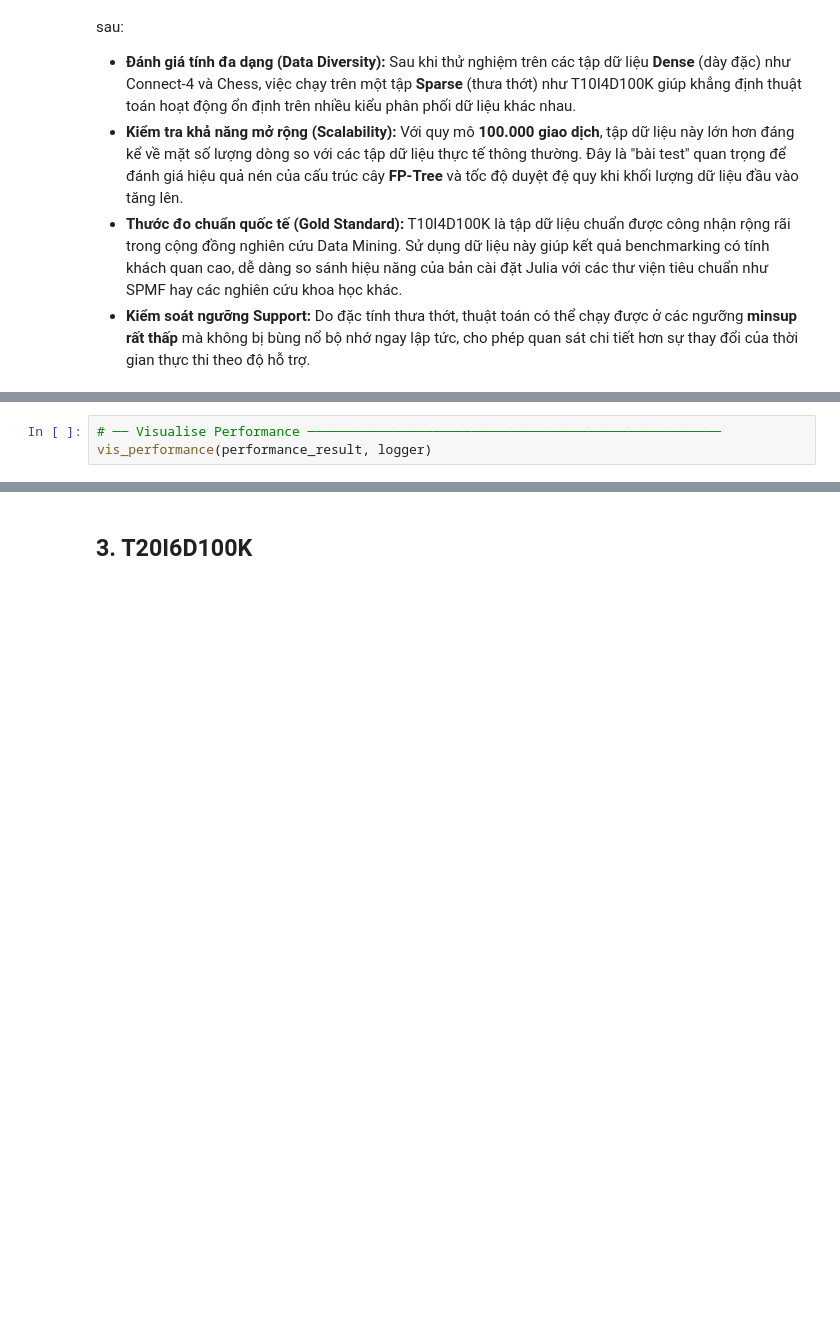
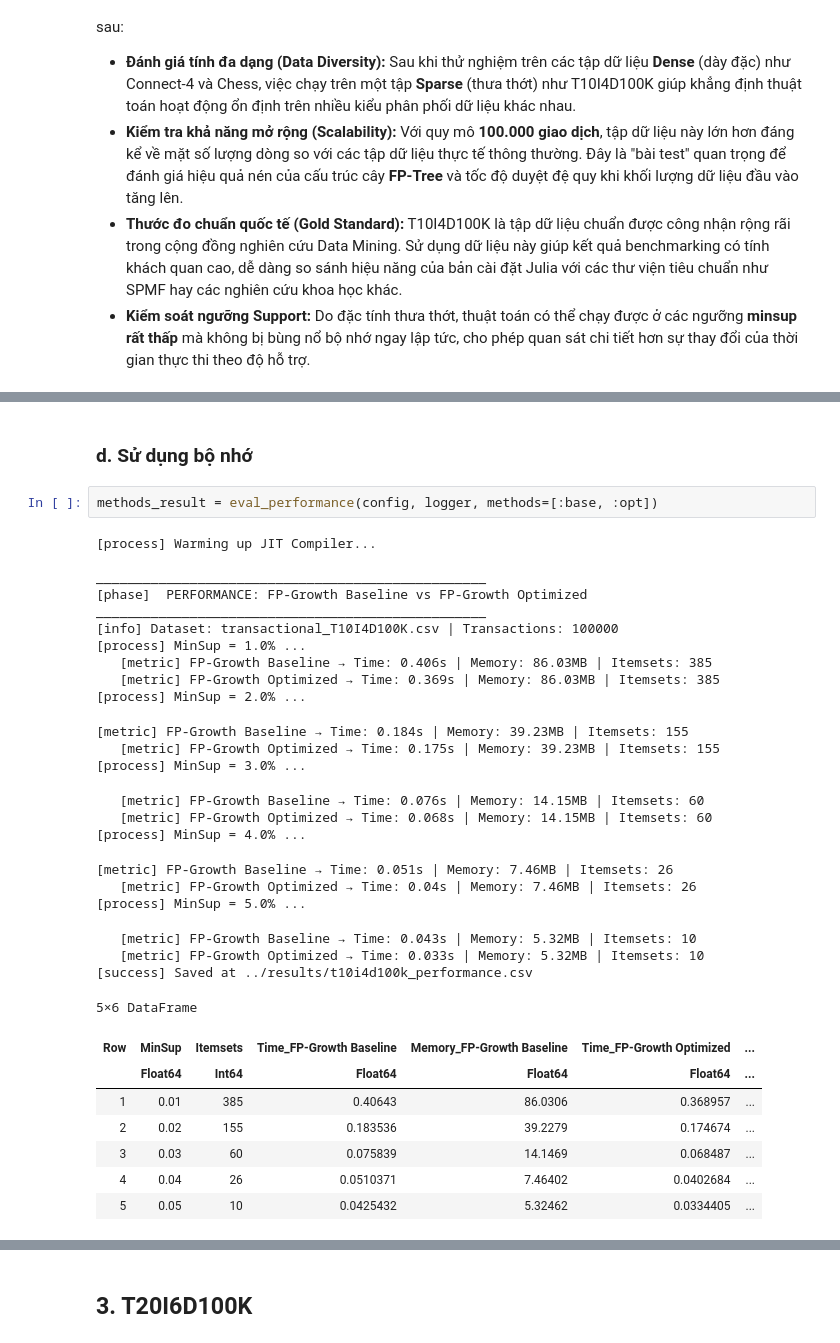
Before and after one commit to HungHiHung10/Lab02-Data-Mining, a Jupyter notebook: notebooks/02_bechmarking.ipynb, the cells around one changed output, grey strips where cells are left out. Saved outputs shown, nothing was run; the diff lists cells and outputs as text; blank space fills up the shorter version.

```diff
--- a/notebooks/02_bechmarking.ipynb
+++ b/notebooks/02_bechmarking.ipynb
@@ -472,6 +568,38 @@ Dựa trên biểu đồ và bảng kết quả thực thi của tập T10I4D100
 2. **Tốc độ tăng trưởng có kiểm soát (Moderate Growth)**: Khác với sự bùng nổ theo hàm mũ ở các tập dữ liệu dày đặc, số lượng FI của tập T10I4D100K tăng trưởng một cách êm ả và dễ kiểm soát hơn. Dù giảm MinSup xuống mức rất thấp (1.0%), lượng FI sinh ra vẫn dừng lại ở mức hàng trăm thay vì hàng trăm nghìn hay hàng triệu.
 3. **Đặc trưng của Sparse Dataset (Dữ liệu thưa)**: T10I4D100K là một tập dữ liệu thưa chuẩn mực. Không giống như Connect-4, các item trong tập dữ liệu này có sự liên kết lỏng lẻo, khả năng xuất hiện đồng thời của nhiều mặt hàng trong cùng một giao dịch là khá thấp. Do đó, các tổ hợp lồng nhau ít xuất hiện, FP-Tree sinh ra thường có xu hướng tỏa rộng ra nhiều nhánh ngắn thay vì tập trung thành các nhánh chung rất sâu và dài.
 4. **Ý nghĩa của việc tối ưu hóa**: Đối với dạng dữ liệu thưa có số lượng giao dịch lớn (100.000 dòng), thách thức lớn nhất không phải là tràn bộ nhớ do bùng nổ tổ hợp, mà là chi phí duyệt, tìm kiếm và lọc qua một không gian lớn. Cấu trúc dữ liệu mảng tinh gọn và bộ thu gom rác (Garbage Collection) tối ưu của Julia đã đóng vai trò then chốt giúp hệ thống duy trì tốc độ chớp nhoáng và tiêu tốn cực ít RAM so với nền tảng Java.
+# %% [markdown]
+### d. Sử dụng bộ nhớ
 # %%
-# ── Visualise Performance ─────────────────────────────────────────────────────
-vis_performance(performance_result, logger)
+methods_result = eval_performance(config, logger, methods=[:base, :opt])
+# %% [output]
+[process] Warming up JIT Compiler...
+
+__________________________________________________
+[phase]  PERFORMANCE: FP-Growth Baseline vs FP-Growth Optimized
+__________________________________________________
+[info] Dataset: transactional_T10I4D100K.csv | Transactions: 100000
+[process] MinSup = 1.0% ...
+   [metric] FP-Growth Baseline → Time: 0.406s | Memory: 86.03MB | Itemsets: 385
+   [metric] FP-Growth Optimized → Time: 0.369s | Memory: 86.03MB | Itemsets: 385
+[process] MinSup = 2.0% ...
+[metric] FP-Growth Baseline → Time: 0.184s | Memory: 39.23MB | Itemsets: 155
+   [metric] FP-Growth Optimized → Time: 0.175s | Memory: 39.23MB | Itemsets: 155
+[process] MinSup = 3.0% ...
+   [metric] FP-Growth Baseline → Time: 0.076s | Memory: 14.15MB | Itemsets: 60
+   [metric] FP-Growth Optimized → Time: 0.068s | Memory: 14.15MB | Itemsets: 60
+[process] MinSup = 4.0% ...
+[metric] FP-Growth Baseline → Time: 0.051s | Memory: 7.46MB | Itemsets: 26
+   [metric] FP-Growth Optimized → Time: 0.04s | Memory: 7.46MB | Itemsets: 26
+[process] MinSup = 5.0% ...
+   [metric] FP-Growth Baseline → Time: 0.043s | Memory: 5.32MB | Itemsets: 10
+   [metric] FP-Growth Optimized → Time: 0.033s | Memory: 5.32MB | Itemsets: 10
+[success] Saved at ../results/t10i4d100k_performance.csv
+5×6 DataFrame
+| Row | MinSup | Itemsets | Time_FP-Growth Baseline | Memory_FP-Growth Baseline | Time_FP-Growth Optimized | ... |
+|  | Float64 | Int64 | Float64 | Float64 | Float64 | ... |
+| 1 | 0.01 | 385 | 0.40643 | 86.0306 | 0.368957 | ... |
+| 2 | 0.02 | 155 | 0.183536 | 39.2279 | 0.174674 | ... |
+| 3 | 0.03 | 60 | 0.075839 | 14.1469 | 0.068487 | ... |
+| 4 | 0.04 | 26 | 0.0510371 | 7.46402 | 0.0402684 | ... |
+| 5 | 0.05 | 10 | 0.0425432 | 5.32462 | 0.0334405 | ... |
```
Also changed, not shown: parts of 42 cells of this notebook.
